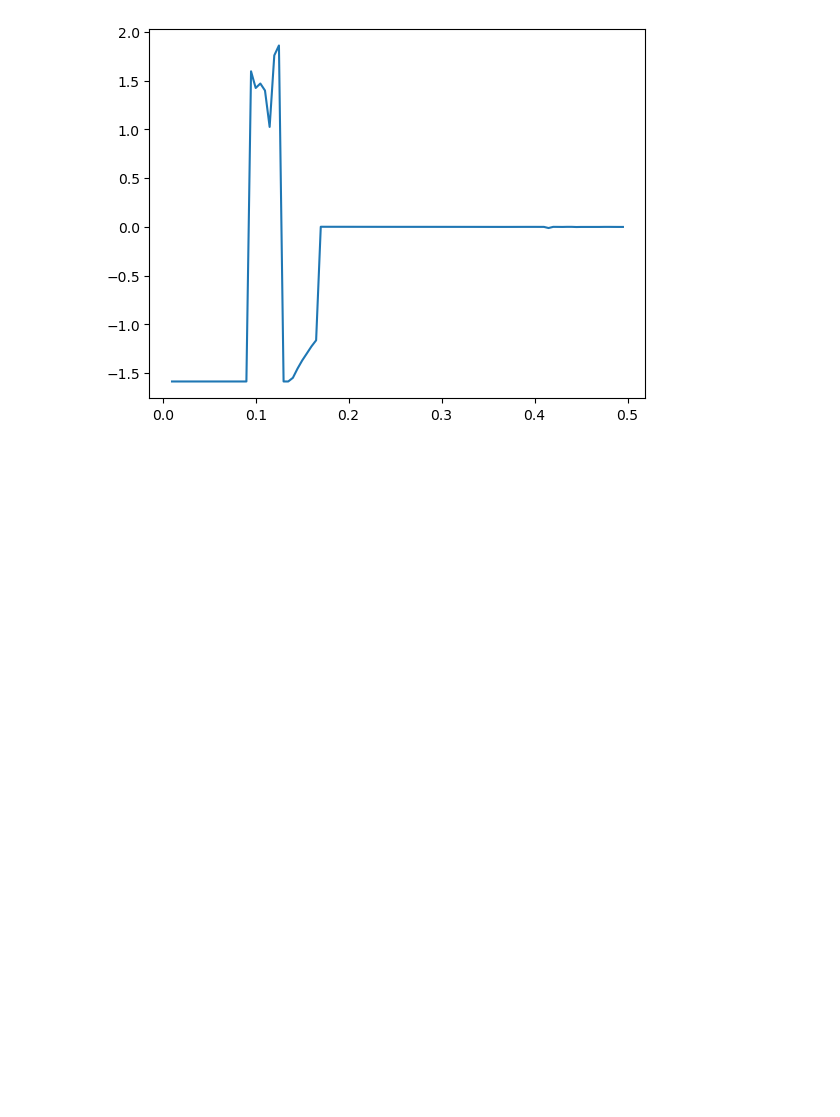
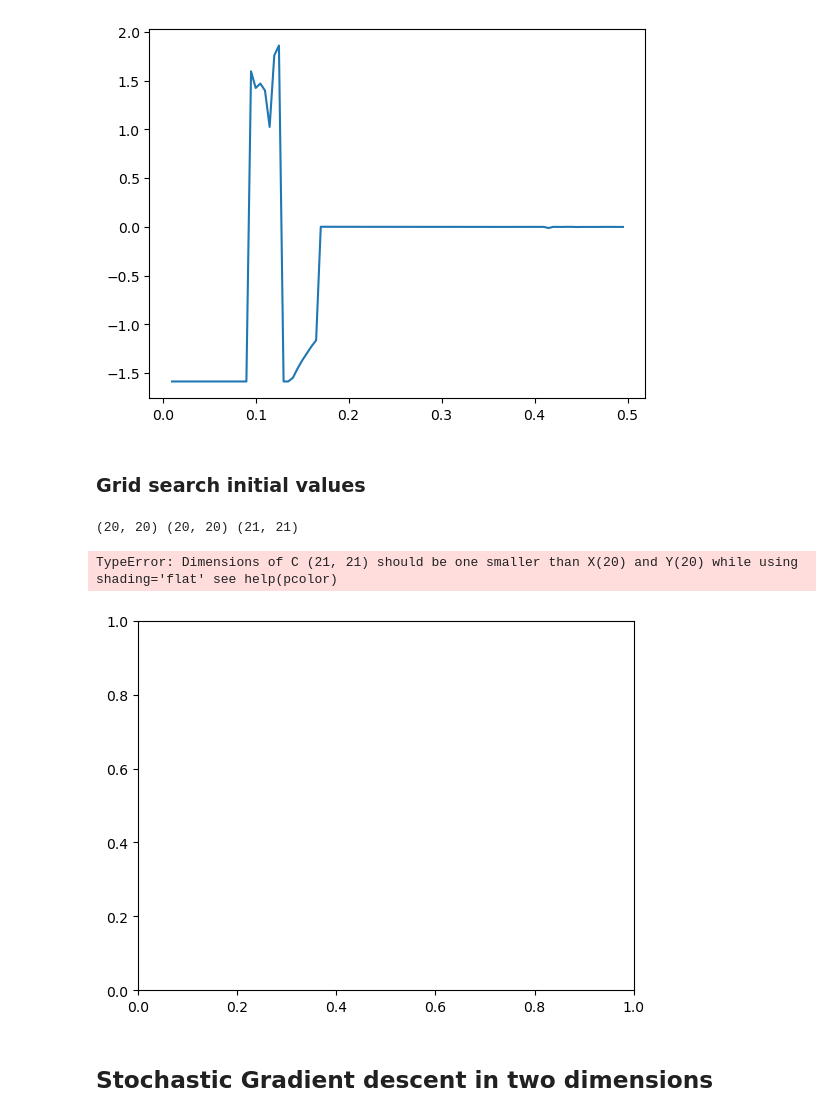
Before and after one commit to LinusLach/Blog, a Jupyter notebook: posts/post-with-code/Pytorch/Post_02.ipynb, the cells around one changed output. Cells and saved outputs as stored; diff of their text form; code cells hidden in the pictures; blank space fills up the shorter version.

```diff
--- a/posts/post-with-code/Pytorch/Post_02.ipynb
+++ b/posts/post-with-code/Pytorch/Post_02.ipynb
@@ -221,3 +242,32 @@ plt.plot(grid,tmp)
 0.019999999999999997 -1.5846605
 [<matplotlib.lines.Line2D at 0x...>]
 [figure]
+# %% [markdown]
+### Grid search initial values
+# %%
+def iv_grid(X0,Y0):
+    res = np.zeros((len(X0),len(Y0)))
+    for j,x0 in enumerate(X0):
+        for i,y0 in enumerate(Y0):
+           res[i,j] = train_model_GD(20,0.01,f_,x0,y0)[2][-1]
+    return res
+# %%
+n=5
+X0 = [torch.tensor(i/n,requires_grad=True) for i in range(-10,11,1)]
+Y0 = [torch.tensor(i/n,requires_grad=True) for i in range(-10,11,1)]
+# %%
+tmp = iv_grid(X0,Y0)
+# %%
+XX0,YY0 = np.meshgrid(np.arange(-2,2,0.2),np.arange(-2,2,0.2))
+# %%
+print(XX0.shape,YY0.shape,tmp.shape)
+# %% [output]
+(20, 20) (20, 20) (21, 21)
+# %%
+plt.pcolor(XX0,YY0,tmp)
+plt.colorbar()
+# %% [output]
+TypeError: Dimensions of C (21, 21) should be one smaller than X(20) and Y(20) while using shading='flat' see help(pcolor)
+[figure, added]
+# %% [markdown]
+## Stochastic Gradient descent in two dimensions
```
Also changed, not shown: parts of 5 cells of this notebook.
